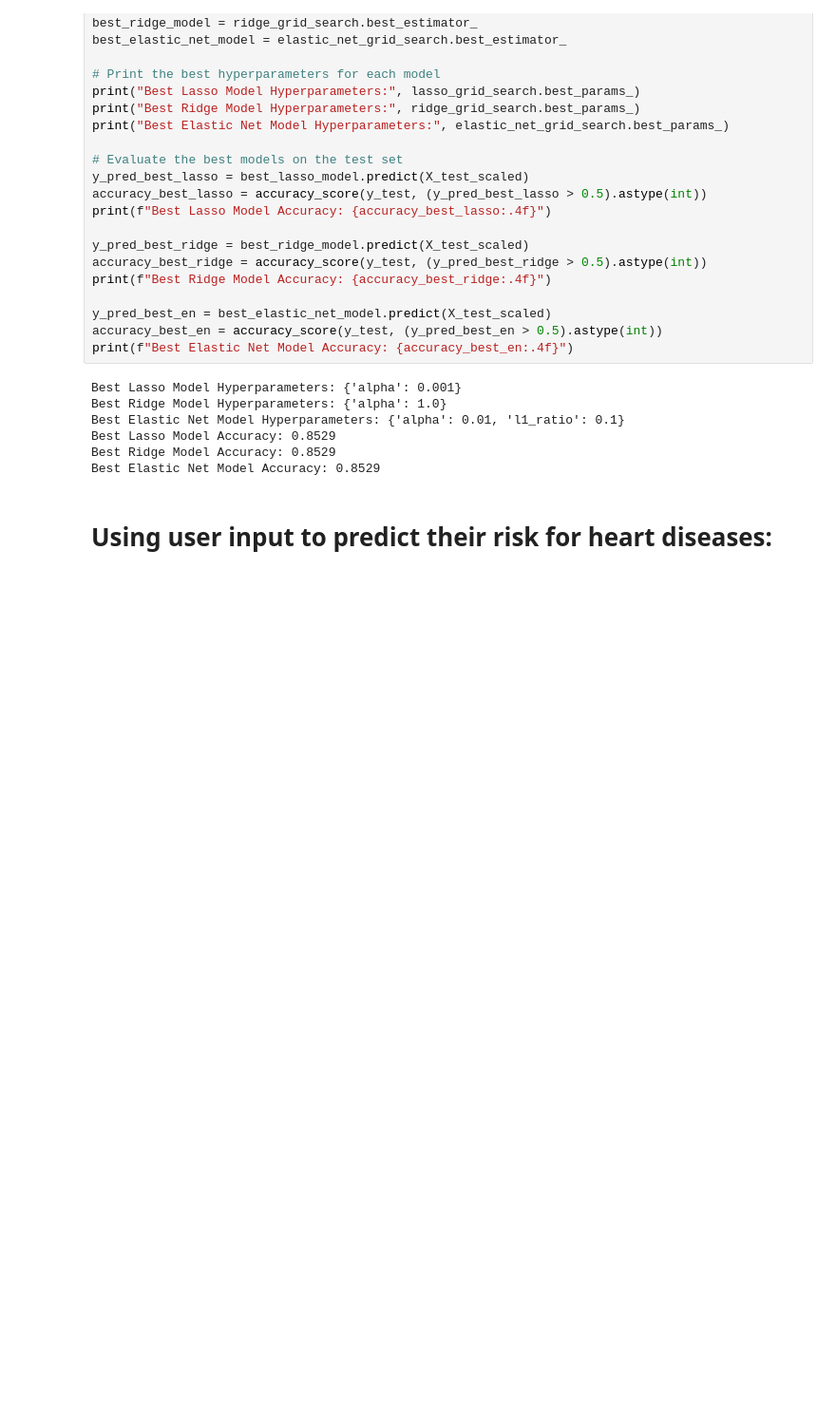
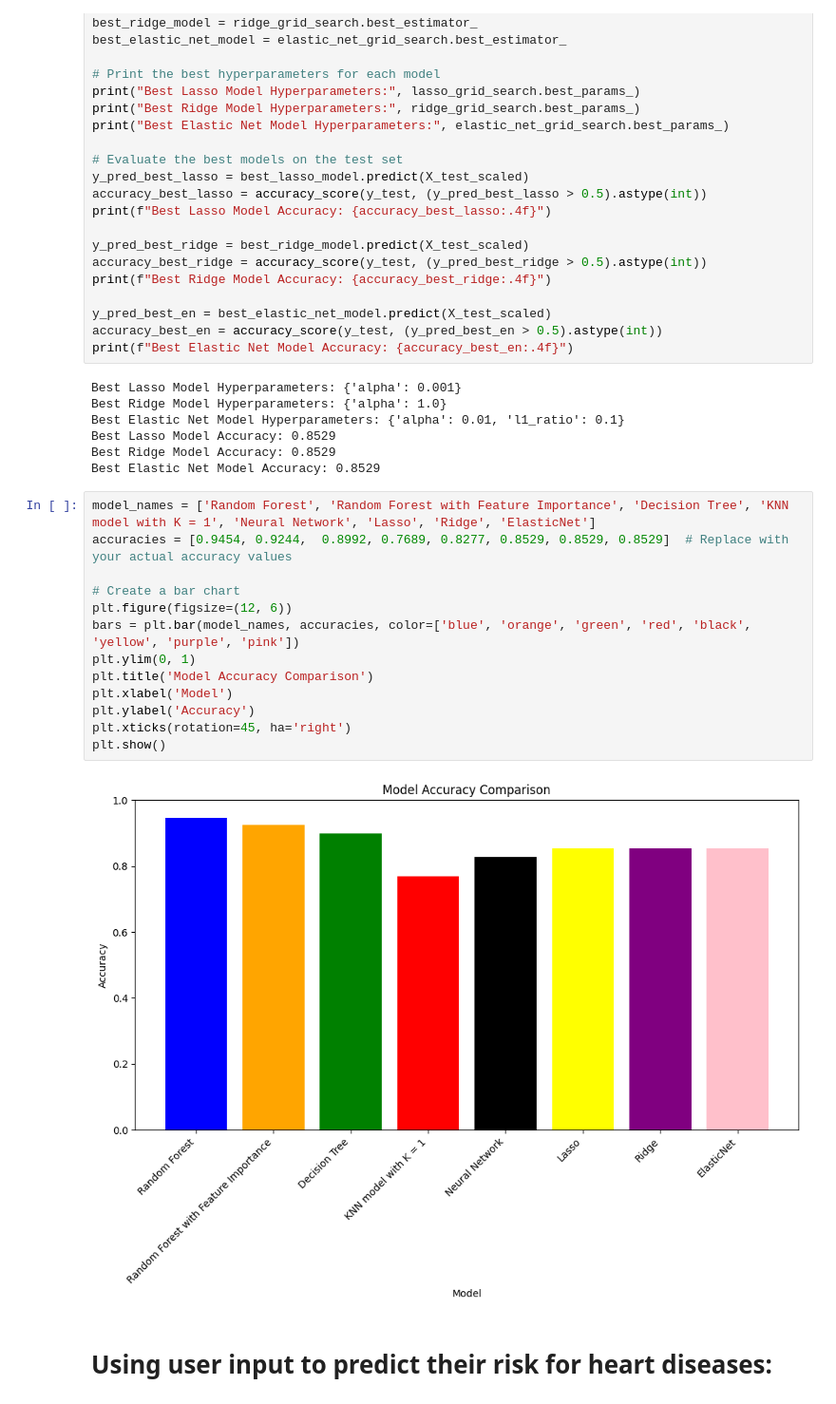
Before and after one commit to Elisabethein/DataScienceProject, a Jupyter notebook: Project (1).ipynb, the cells around one changed output. Shown at 95% size. Cells and saved outputs as stored; diff of their text form; blank space fills up the shorter version.

Commit message:
adding plot for all models

```diff
--- a/Project (1).ipynb
+++ b/Project (1).ipynb
@@ -751,6 +751,21 @@ Best Elastic Net Model Hyperparameters: {'alpha': 0.01, 'l1_ratio': 0.1}
 Best Lasso Model Accuracy: 0.8529
 Best Ridge Model Accuracy: 0.8529
 Best Elastic Net Model Accuracy: 0.8529
+# %%
+model_names = ['Random Forest', 'Random Forest with Feature Importance', 'Decision Tree', 'KNN model with K = 1', 'Neural Network', 'Lasso', 'Ridge', 'ElasticNet']
+accuracies = [0.9454, 0.9244,  0.8992, 0.7689, 0.8277, 0.8529, 0.8529, 0.8529]  # Replace with your actual accuracy values
+
+# Create a bar chart
+plt.figure(figsize=(12, 6))
+bars = plt.bar(model_names, accuracies, color=['blue', 'orange', 'green', 'red', 'black', 'yellow', 'purple', 'pink'])
+plt.ylim(0, 1)
+plt.title('Model Accuracy Comparison')
+plt.xlabel('Model')
+plt.ylabel('Accuracy')
+plt.xticks(rotation=45, ha='right')
+plt.show()
+# %% [output]
+[figure, added]
 # %% [markdown]
 # Using user input to predict their risk for heart diseases:
 # %%
```
Also changed, not shown: parts of 1 cell of this notebook, 1 other file.
